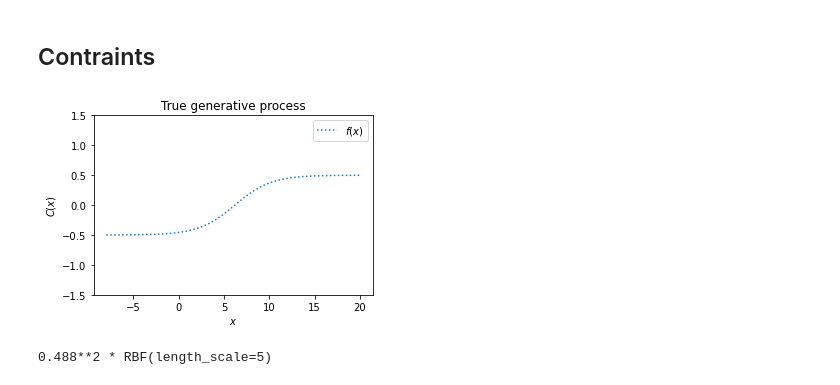
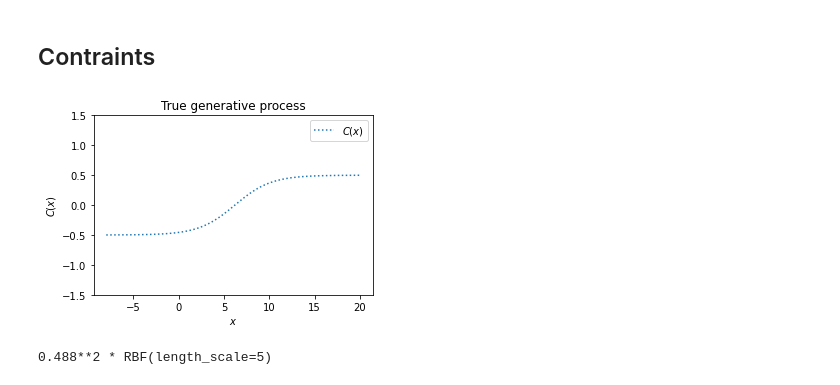
Before and after one commit to SchroDeCat/ConstrainedBO, a Jupyter notebook: visualize_cbo_noisy_targets.ipynb, the cells around one changed output. Saved outputs shown, nothing was run; the diff lists cells and outputs as text; code cells hidden in the pictures.

```diff
--- a/visualize_cbo_noisy_targets.ipynb
+++ b/visualize_cbo_noisy_targets.ipynb
@@ -95,27 +95,27 @@ _ = plt.title("Gaussian process regression on noise-free dataset")
 # %%
 import numpy as np
 import matplotlib.pyplot as plt
 
 # X = np.linspace(start=-10, stop=25, num=1_000).reshape(-1, 1)
 # f = lambda X: ((10-X) * np.sin((10-X))/2 - np.abs(X-8)/4) * 2
 # f = lambda X: ((10-X) * np.sin((10-X))/2 + .7 * np.exp(-(X-8)**2) + 3 * np.exp(-(X+1)**2/2)) - 1
 c = lambda X: (1/(1 + np.exp(-(X-6.2)/2))) - .5
 
 # g = lambda X: X / 10 if X < 0 else X
 # f = lambda X: (np.clip(10-X, a_min=0, a_max=4) * np.sin((10-X)/1.2)/2 )
 # y = np.squeeze(f(np.array(list(map(g, X.squeeze()))).reshape(-1, 1)))
 yc = np.squeeze(c(X))
 
 
 fig = plt.figure(figsize=[5, 3.3])
-plt.plot(X, yc, label=r"$f(x)$", linestyle="dotted")
+plt.plot(X, yc, label=r"$C(x)$", linestyle="dotted")
 plt.legend()
 plt.xlabel("$x$")
 plt.ylabel("$C(x)$")
 plt.ylim(-1.5, 1.5)
 _ = plt.title("True generative process")
 # %% [output]
-[figure, old version]
+[figure, new version]
 # %%
 c_train = c(X_train)
 
```
Also changed, not shown: parts of 9 cells of this notebook.
